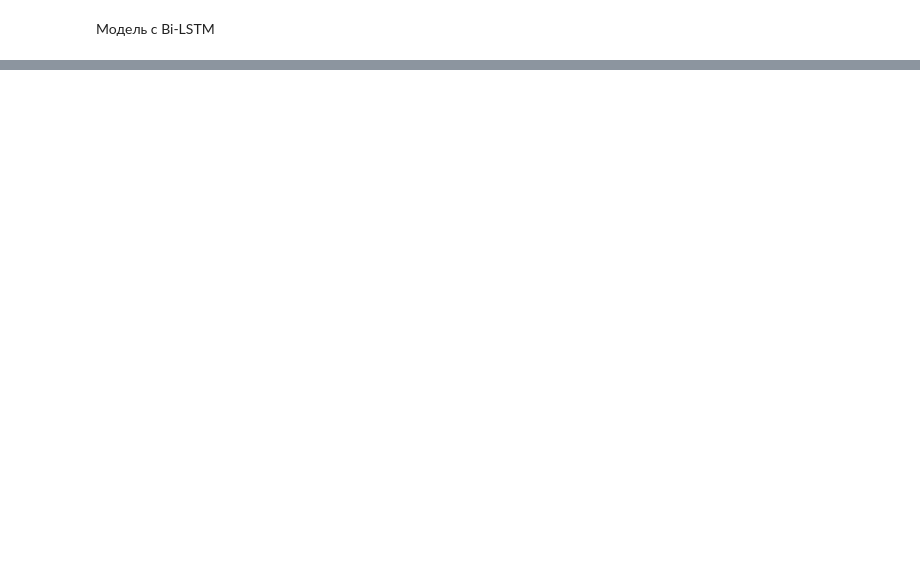
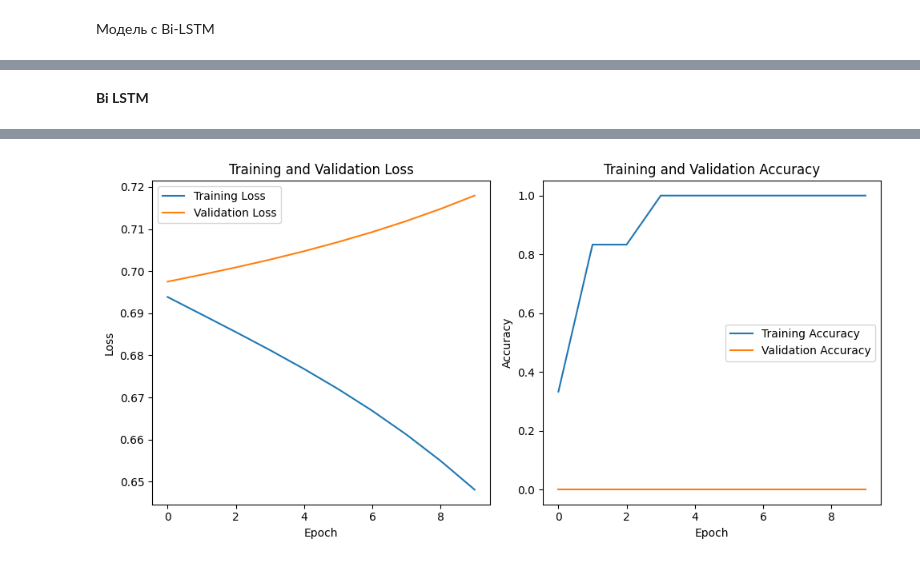
Before and after one commit to CodeHunterOfficial/NLP_2024-2025, a Jupyter notebook: Lecture 7. RNN/Lecture_7_1_Применение_RNN,_LSTM,_GRU,_Bidirectional_в_NLP.ipynb, the cells around one changed output, grey strips where cells are left out. Drawn from its saved outputs; the diff is of its cells as text; code cells hidden in the pictures; blank space fills up the shorter version.

```diff
--- a/Lecture 7. RNN/Lecture_7_1_Применение_RNN,_LSTM,_GRU,_Bidirectional_в_NLP.ipynb
+++ b/Lecture 7. RNN/Lecture_7_1_Применение_RNN,_LSTM,_GRU,_Bidirectional_в_NLP.ipynb
@@ -966,0 +1296,69 @@ Predicted sentiment: Negative (Probability: 0.4845)
+# %% [markdown]
+**Bi LSTM**
+# %%
+# Определение параметров модели
+vocab_size = len(word_index) + 1
+embedding_dim = 100
+lstm_units = 100
+
+# Создание модели BiLSTM
+model = tf.keras.Sequential([
+    tf.keras.layers.Embedding(vocab_size, embedding_dim, input_length=max_len),
+    tf.keras.layers.Bidirectional(tf.keras.layers.LSTM(lstm_units)),
+    tf.keras.layers.Dense(1, activation='sigmoid')
+])
+
+# Компиляция модели
+model.compile(optimizer='adam', loss='binary_crossentropy', metrics=['accuracy'])
+
+# Вывод структуры модели
+model.summary()
+
+# Обучение модели
+history = model.fit(X_train, y_train, epochs=10, batch_size=16, validation_data=(X_test, y_test), verbose=1)
+
+# Оценка модели
+y_pred = (model.predict(X_test) > 0.5).astype("int32")
+print(classification_report(y_test, y_pred, target_names=["Антонимы", "Синонимы"]))
+
+# Визуализация графика обучения
+import matplotlib.pyplot as plt
+
+plt.figure(figsize=(10, 5))
+
+# Loss plot
+plt.subplot(1, 2, 1)
+plt.plot(history.history['loss'], label='Training Loss')
+plt.plot(history.history['val_loss'], label='Validation Loss')
+plt.title('Training and Validation Loss')
+plt.xlabel('Epoch')
+plt.ylabel('Loss')
+plt.legend()
+
+# Accuracy plot
+plt.subplot(1, 2, 2)
+plt.plot(history.history['accuracy'], label='Training Accuracy')
+plt.plot(history.history['val_accuracy'], label='Validation Accuracy')
+plt.title('Training and Validation Accuracy')
+plt.xlabel('Epoch')
+plt.ylabel('Accuracy')
+plt.legend()
+
+plt.tight_layout()
+plt.show()
+
+# Примеры предсказаний для новых пар слов
+def predict_pair(pair):
+    tokenized_pair = (nltk.word_tokenize(pair[0]), nltk.word_tokenize(pair[1]))
+    indexed_pair = ([word_index.get(word, 0) for word in tokenized_pair[0]],
+                    [word_index.get(word, 0) for word in tokenized_pair[1]])
+    padded_pair = pad_sequences([indexed_pair], maxlen=max_len)
+    prediction = model.predict(padded_pair)[0][0]
+    return "Синонимы" if prediction > 0.5 else "Антонимы"
+
+new_pair1 = ("большой", "огромный")
+print(f"Слова: {new_pair1[0]} и {new_pair1[1]}, Предсказанная метка: {predict_pair(new_pair1)}")
+
+new_pair2 = ("день", "ночь")
+print(f"Слова: {new_pair2[0]} и {new_pair2[1]}, Предсказанная метка: {predict_pair(new_pair2)}")
+# %% [output]
@@ -966,0 +1382 @@ Predicted sentiment: Negative (Probability: 0.4845)
+[figure, added]
```
Also changed, not shown: parts of 16 cells of this notebook.
